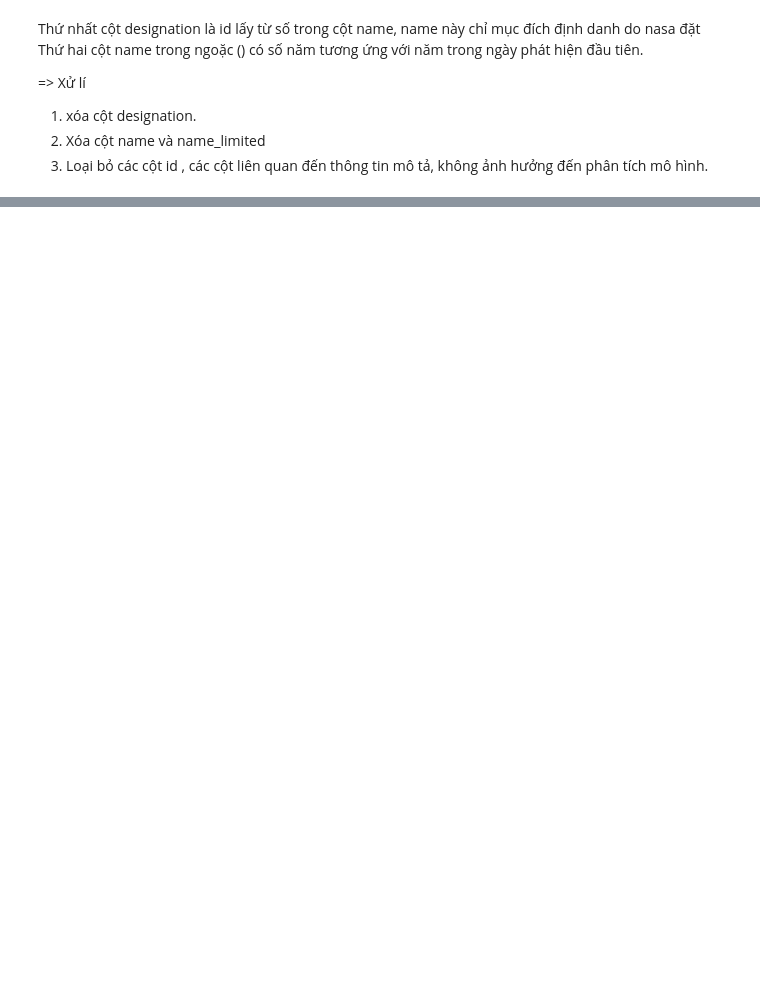
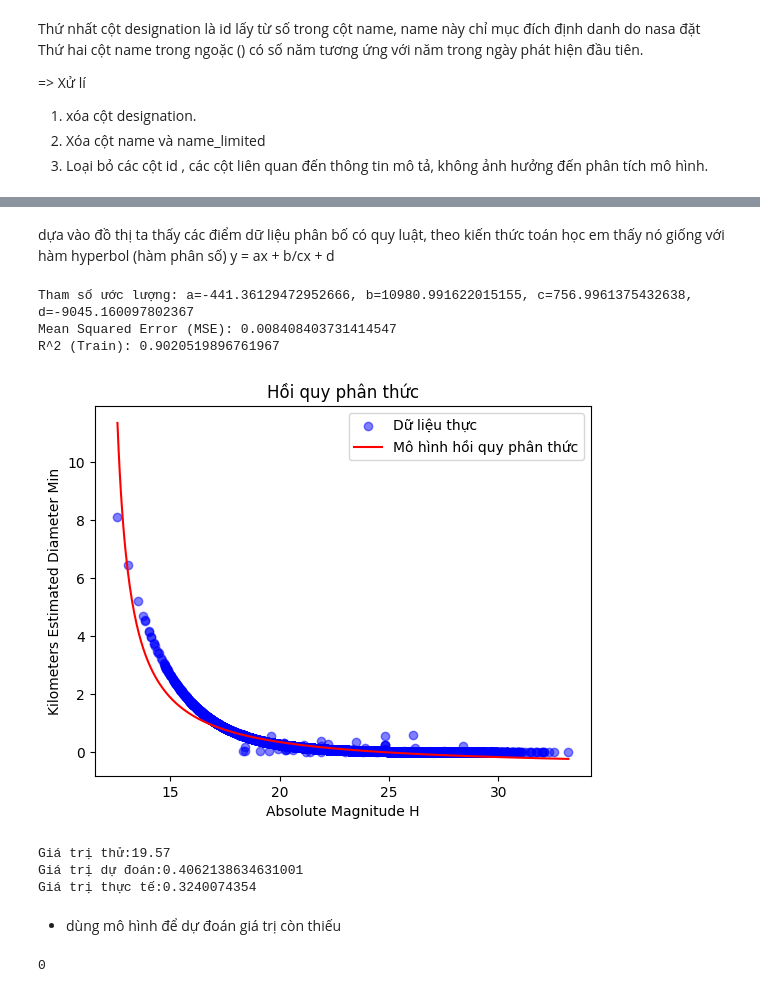
Before and after one commit to nhocratac/IE224-NEO, a Jupyter notebook: notebook/fillingData.ipynb, the cells around one changed output, grey strips where cells are left out. Saved outputs shown, nothing was run; the diff lists cells and outputs as text; code cells hidden in the pictures; blank space fills up the shorter version.

```diff
--- a/notebook/fillingData.ipynb
+++ b/notebook/fillingData.ipynb
@@ -49,0 +155,70 @@ testpd.to_csv('test_name_designation.csv')
+# %% [markdown]
+dựa vào đồ thị ta thấy các điểm dữ liệu phân bố có quy luật, theo kiến thức toán học em thấy nó giống với hàm hyperbol (hàm phân số) y = ax + b/cx + d
+# %%
+import numpy as np
+import pandas as pd
+from scipy.optimize import curve_fit
+import matplotlib.pyplot as plt
+from sklearn.metrics import mean_squared_error
+
+# Dữ liệu giả lập (thay bằng dữ liệu của bạn)
+absolute_magnitude_h = df_hyperbol_test['absolute_magnitude_h']
+kilometers_estimated_diameter_min = df_hyperbol_test['kilometers_estimated_diameter_min']
+
+# Định nghĩa mô hình hồi quy phân thức
+def fractional_model(x, a, b, c, d):
+    return (a * x + b) / (c * x + d)
+
+# Fit mô hình với dữ liệu
+params, covariance = curve_fit(fractional_model, absolute_magnitude_h, kilometers_estimated_diameter_min)
+a, b, c, d = params
+print(f"Tham số ước lượng: a={a}, b={b}, c={c}, d={d}")
+
+# Dự đoán giá trị
+x_line = np.linspace(min(absolute_magnitude_h), max(absolute_magnitude_h), 400)
+y_pred = fractional_model(x_line, a, b, c, d)
+
+# Tính MSE (Mean Squared Error)
+y_train_pred = fractional_model(absolute_magnitude_h, a, b, c, d)
+mse = mean_squared_error(kilometers_estimated_diameter_min, y_train_pred)
+print(f"Mean Squared Error (MSE): {mse}")
+R2 = 1 - (np.sum((kilometers_estimated_diameter_min - y_train_pred) ** 2) / np.sum((kilometers_estimated_diameter_min - np.mean(kilometers_estimated_diameter_min)) ** 2))
+print(f"R^2 (Train): {R2}")
+
+# Vẽ biểu đồ
+plt.scatter(absolute_magnitude_h, kilometers_estimated_diameter_min, label='Dữ liệu thực', color='blue', alpha=0.5)
+plt.plot(x_line, y_pred, label='Mô hình hồi quy phân thức', color='red')
+plt.xlabel('Absolute Magnitude H')
+plt.ylabel('Kilometers Estimated Diameter Min')
+plt.title('Hồi quy phân thức')
+plt.legend()
+plt.show()
+# %% [output]
+Tham số ước lượng: a=-441.36129472952666, b=10980.991622015155, c=756.9961375432638, d=-9045.160097802367
+Mean Squared Error (MSE): 0.008408403731414547
+R^2 (Train): 0.9020519896761967
+[figure, added]
+# %%
+print(f"Giá trị thử:{df['absolute_magnitude_h'][2000]}")
+print(f"Giá trị dự đoán:{fractional_model(df['absolute_magnitude_h'][2000], a, b, c, d)}")
+print(f"Giá trị thực tế:{df['kilometers_estimated_diameter_min'][2000]}")
+# %% [output]
+Giá trị thử:19.57
+Giá trị dự đoán:0.4062138634631001
+Giá trị thực tế:0.3240074354
+# %% [markdown]
+- dùng mô hình để dự đoán giá trị còn thiếu
+# %%
+# Tìm các dòng có giá trị 'kilometers_estimated_diameter_min' bị thiếu
+missing_indices = df[df['kilometers_estimated_diameter_min'].isnull()].index
+
+# Dự đoán các giá teij bị thiếu
+predicted_values = fractional_model(df['absolute_magnitude_h'][missing_indices], a, b, c, d)
+
+# Điền các giá trị dự đoán vào cột bị thiếu
+df.loc[missing_indices, 'kilometers_estimated_diameter_min'] = predicted_values
+
+# Kiểm tra lại
+print(df['kilometers_estimated_diameter_min'].isnull().sum())
+# %% [output]
+0
```
Also changed, not shown: parts of 19 cells of this notebook, 3 other files.
